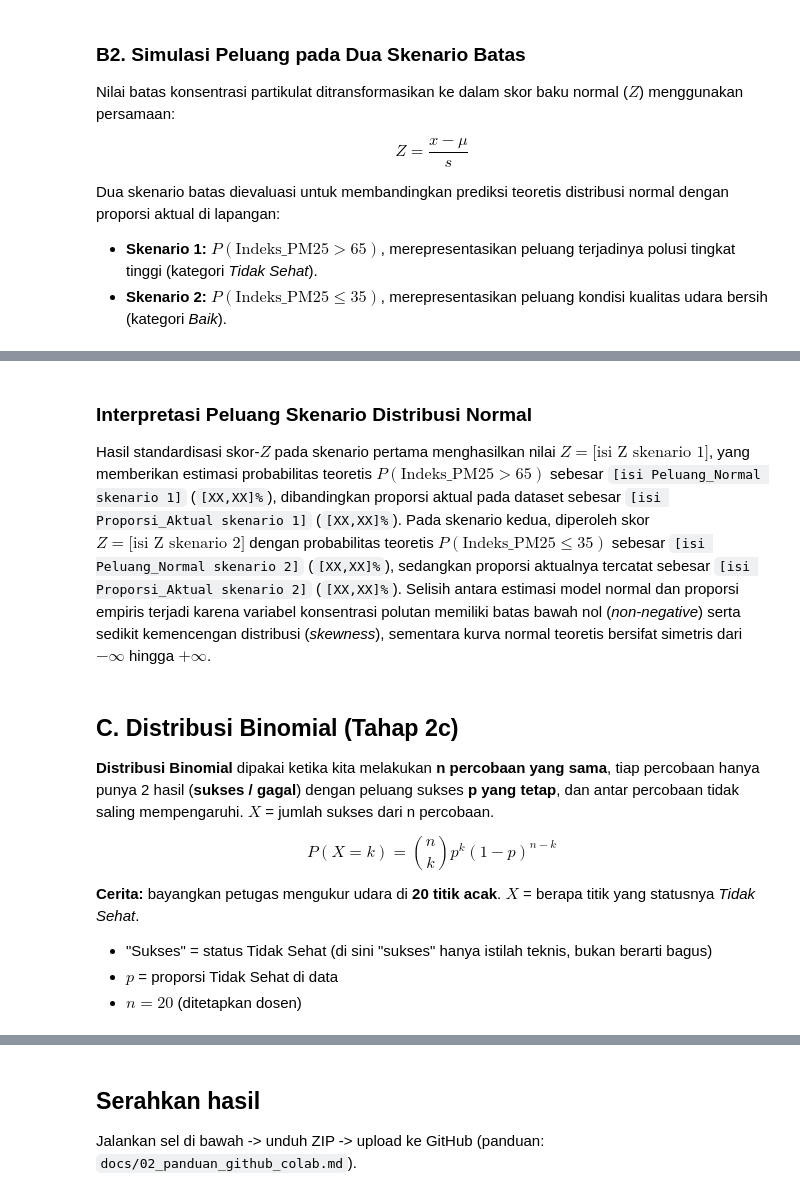
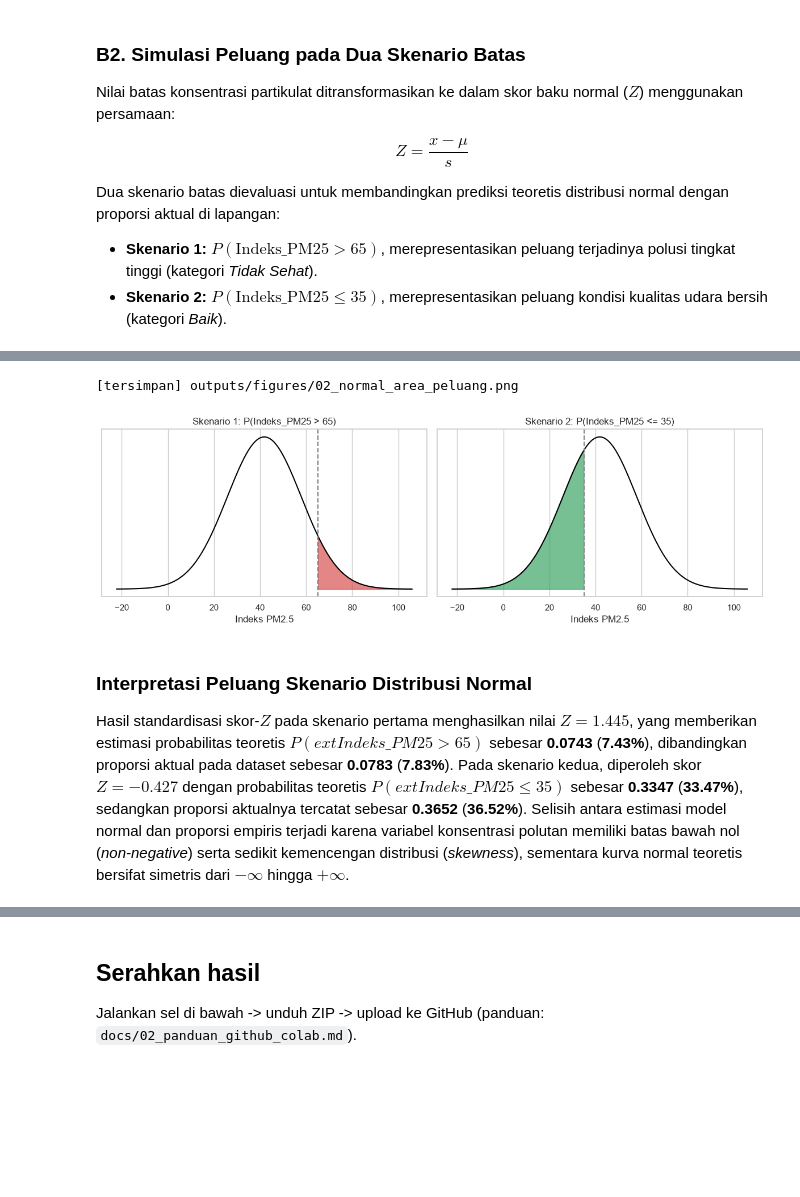
Before and after one commit to Tur-ai/udara-mobilitas-statsprob, a Jupyter notebook: notebooks/02a_Probability_Peluang_Distribusi.ipynb, the cells around one changed output, grey strips where cells are left out. Cells and saved outputs as stored; diff of their text form; code cells hidden in the pictures; blank space fills up the shorter version.

Commit message:
selesaikan notebook 02a & 02b beserta output minggu 3

```diff
--- a/notebooks/02a_Probability_Peluang_Distribusi.ipynb
+++ b/notebooks/02a_Probability_Peluang_Distribusi.ipynb
@@ -55,12 +58,9 @@ print("Setup selesai. Folder kerja:", os.getcwd())
 # %%
 # Memuat dataset bersih resmi hasil tahap Data Engineer
-path_data = "data/Kelompok_12_data_bersih.csv" if os.path.exists("data/Kelompok_12_data_bersih.csv") else "../data/Kelompok_12_data_bersih.csv"
-df = pd.read_csv(path_data)
+df = muat_data_bersih()
+N = len(df)
+ALPHA = globals().get("ALPHA", 0.05)
 
-N = len(df)
-ALPHA = 0.05
-
-print(f"Dataset dimuat       : {path_data}")
 print(f"Jumlah observasi (N) : {N}")
 print(f"Taraf signifikansi   : {ALPHA}")
 print(f"Daftar kolom         : {df.columns.tolist()}")
@@ -243,40 +323,43 @@ tabel_normal
 # %%
 fig, axes = plt.subplots(1, 2, figsize=(12, 4))
 grid = np.linspace(mu - 4 * sigma, mu + 4 * sigma, 400)
 pdf = stats.norm.pdf(grid, mu, sigma)
 
 axes[0].plot(grid, pdf, color="black", lw=1.5)
 axes[0].fill_between(grid, pdf, where=grid > 65, color="#d64545", alpha=0.65)
 axes[0].axvline(65, ls="--", color="gray")
 axes[0].set_title("Skenario 1: P(Indeks_PM25 > 65)")
 
 axes[1].plot(grid, pdf, color="black", lw=1.5)
 axes[1].fill_between(grid, pdf, where=grid <= 35, color="#2e9e5b", alpha=0.65)
 axes[1].axvline(35, ls="--", color="gray")
 axes[1].set_title("Skenario 2: P(Indeks_PM25 <= 35)")
 
 for a in axes:
     a.set_xlabel("Indeks PM2.5")
     a.set_yticks([])
 
 plt.tight_layout()
 simpan_gambar(fig, "02_normal_area_peluang")
 plt.show()
+
+z1, p1_norm, p1_akt = tabel_normal.loc[0, ["Skor_Z", "Peluang_Normal", "Proporsi_Aktual"]]
+z2, p2_norm, p2_akt = tabel_normal.loc[1, ["Skor_Z", "Peluang_Normal", "Proporsi_Aktual"]]
+
+display(Markdown(f"""
+### Interpretasi Peluang Skenario Distribusi Normal
+Hasil standardisasi skor-$Z$ pada skenario pertama menghasilkan nilai $Z = {z1:.3f}$, yang memberikan estimasi probabilitas teoretis $P(\text{{Indeks\_PM25}} > 65)$ sebesar **{p1_norm:.4f}** (**{p1_norm*100:.2f}%**), dibandingkan proporsi aktual pada dataset sebesar **{p1_akt:.4f}** (**{p1_akt*100:.2f}%**).
+Pada skenario kedua, diperoleh skor $Z = {z2:.3f}$ dengan probabilitas teoretis $P(\text{{Indeks\_PM25}} \le 35)$ sebesar **{p2_norm:.4f}** (**{p2_norm*100:.2f}%**), sedangkan proporsi aktualnya tercatat sebesar **{p2_akt:.4f}** (**{p2_akt*100:.2f}%**).
+Selisih antara estimasi model normal dan proporsi empiris terjadi karena variabel konsentrasi polutan memiliki batas bawah nol (*non-negative*) serta sedikit kemencengan distribusi (*skewness*), sementara kurva normal teoretis bersifat simetris dari $-\infty$ hingga $+\infty$.
+"""))
+# %% [output]
+[tersimpan] outputs/figures/02_normal_area_peluang.png
+[figure, added]
+
+### Interpretasi Peluang Skenario Distribusi Normal
+Hasil standardisasi skor-$Z$ pada skenario pertama menghasilkan nilai $Z = 1.445$, yang memberikan estimasi probabilitas teoretis $P(	ext{Indeks\_PM25} > 65)$ sebesar **0.0743** (**7.43%**), dibandingkan proporsi aktual pada dataset sebesar **0.0783** (**7.83%**).
+Pada skenario kedua, diperoleh skor $Z = -0.427$ dengan probabilitas teoretis $P(	ext{Indeks\_PM25} \le 35)$ sebesar **0.3347** (**33.47%**), sedangkan proporsi aktualnya tercatat sebesar **0.3652** (**36.52%**).
+Selisih antara estimasi model normal dan proporsi empiris terjadi karena variabel konsentrasi polutan memiliki batas bawah nol (*non-negative*) serta sedikit kemencengan distribusi (*skewness*), sementara kurva normal teoretis bersifat simetris dari $-\infty$ hingga $+\infty$.
-# %% [markdown]
-### Interpretasi Peluang Skenario Distribusi Normal
-Hasil standardisasi skor-$Z$ pada skenario pertama menghasilkan nilai $Z = \text{[isi Z skenario 1]}$, yang memberikan estimasi probabilitas teoretis $P(\text{Indeks\_PM25} > 65)$ sebesar `[isi Peluang_Normal skenario 1]` (`[XX,XX]%`), dibandingkan proporsi aktual pada dataset sebesar `[isi Proporsi_Aktual skenario 1]` (`[XX,XX]%`). Pada skenario kedua, diperoleh skor $Z = \text{[isi Z skenario 2]}$ dengan probabilitas teoretis $P(\text{Indeks\_PM25} \le 35)$ sebesar `[isi Peluang_Normal skenario 2]` (`[XX,XX]%`), sedangkan proporsi aktualnya tercatat sebesar `[isi Proporsi_Aktual skenario 2]` (`[XX,XX]%`). Selisih antara estimasi model normal dan proporsi empiris terjadi karena variabel konsentrasi polutan memiliki batas bawah nol (*non-negative*) serta sedikit kemencengan distribusi (*skewness*), sementara kurva normal teoretis bersifat simetris dari $-\infty$ hingga $+\infty$.
-# %% [markdown]
-## C. Distribusi Binomial (Tahap 2c)
-
-**Distribusi Binomial** dipakai ketika kita melakukan **n percobaan yang sama**, tiap percobaan hanya punya 2 hasil (**sukses / gagal**) dengan peluang sukses **p yang tetap**, dan antar percobaan tidak saling mempengaruhi.
-$X$ = jumlah sukses dari n percobaan.
-
-$$P(X = k) = \binom{n}{k} p^k (1-p)^{n-k}$$
-
-**Cerita:** bayangkan petugas mengukur udara di **20 titik acak**. $X$ = berapa titik yang statusnya *Tidak Sehat*.
-- "Sukses" = status Tidak Sehat (di sini "sukses" hanya istilah teknis, bukan berarti bagus)
-- $p$ = proporsi Tidak Sehat di data
-- $n = 20$ (ditetapkan dosen)
 # %% [markdown]
 ## C. Pemodelan Distribusi Binomial (Tahap 2c)
 
```
Also changed, not shown: parts of 19 cells of this notebook, 1 other file.
